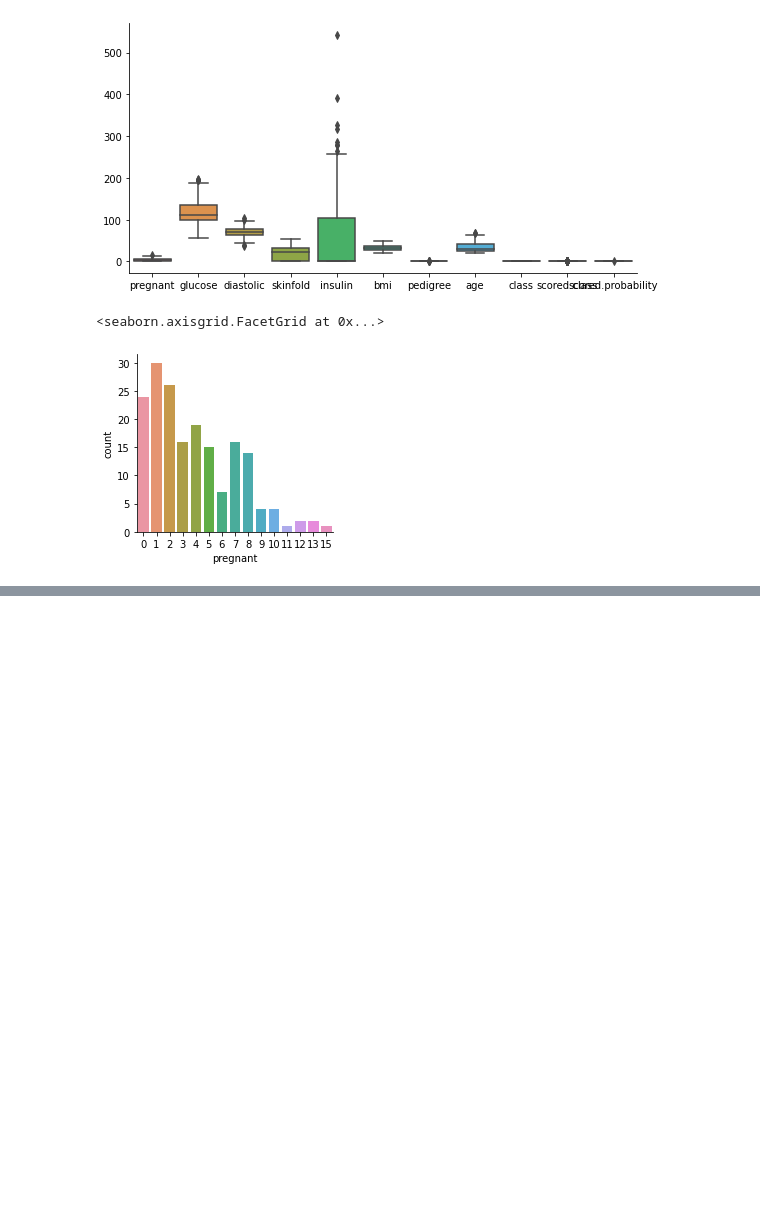
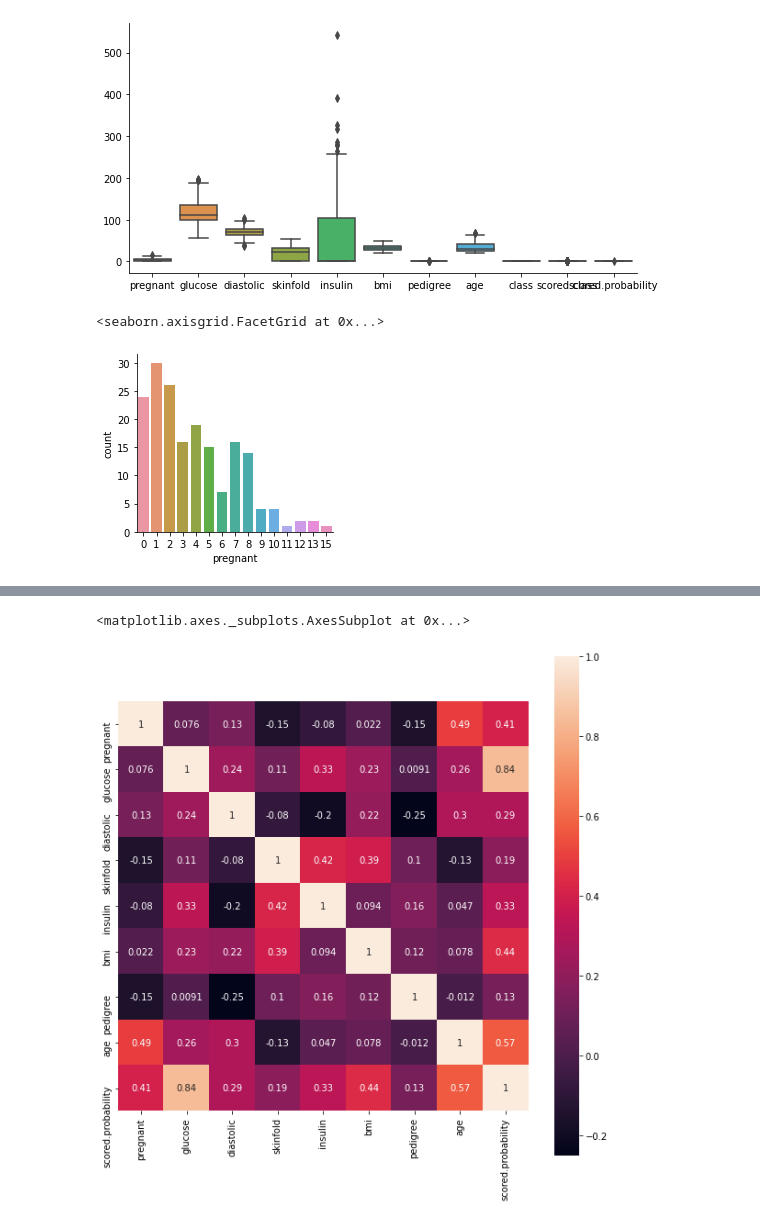
Before and after one commit to CarlosPerez3/bcs109, a Jupyter notebook: Copy_of_Untitled9.ipynb, the cells around one changed output, grey strips where cells are left out. Cells and saved outputs as stored; diff of their text form; code cells hidden in the pictures; blank space fills up the shorter version.

```diff
--- a/Copy_of_Untitled9.ipynb
+++ b/Copy_of_Untitled9.ipynb
@@ -74,3 +74,6 @@ sns.catplot(x='pregnant', data=df , kind='count',height = 3, aspect=1.1)
 # %% [output]
 <seaborn.axisgrid.FacetGrid at 0x...>
 [figure]
+# %%
+df2 = df.drop(['class','scored.class'], axis = 1)
+df2.head()
@@ -76,0 +87,7 @@ sns.catplot(x='pregnant', data=df , kind='count',height = 3, aspect=1.1)
+# %%
+corr = df2.corr()
+fig, ax = plt.subplots(figsize=(10,10))
+sns.heatmap(data=corr, square=True , annot=True, cbar=True, ax = ax)
+# %% [output]
+<matplotlib.axes._subplots.AxesSubplot at 0x...>
+[figure, added]
```
Also changed, not shown: parts of 1 cell of this notebook.
